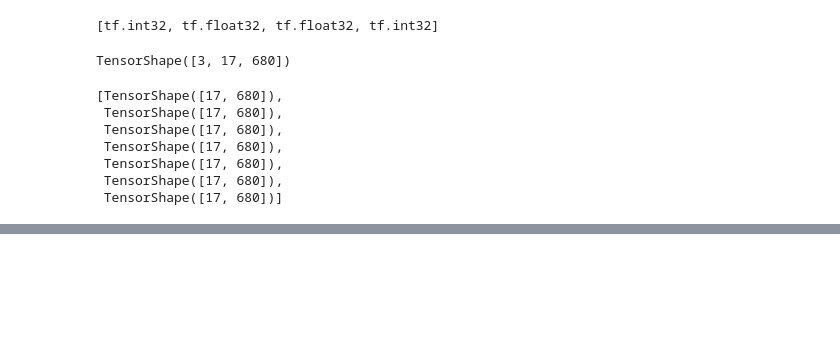
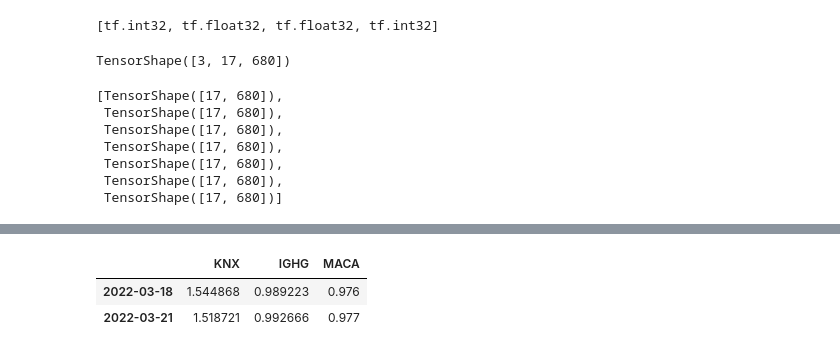
Before and after one commit to nevakrien/stock-bot, a Jupyter notebook: data handeling.ipynb, the cells around one changed output, grey strips where cells are left out. Cells and saved outputs as stored; diff of their text form; code cells hidden in the pictures; blank space fills up the shorter version.

```diff
--- a/data handeling.ipynb
+++ b/data handeling.ipynb
@@ -448,3 +448,7 @@ xs=get_xs(v)
  TensorShape([17, 680]),
  TensorShape([17, 680]),
  TensorShape([17, 680])]
+# %%
+base=[x.iloc[:,0] for x in v]
+y=pd.DataFrame([s[1:] for s in base])
+x=pd.DataFrame([s[:-1] for s in base])
@@ -450,0 +479,14 @@ xs=get_xs(v)
+# %%
+def sample_seq(x,LEN=100):
+    l=len(x)
+    if(l<LEN):
+        return x
+
+    start=np.random.randint(l-LEN)
+    return x.iloc[start:start+LEN]
+sample_seq(v[-1])
+sample_seq(v[0])
+# %% [output]
+|  | KNX | IGHG | MACA |
+| 2022-03-18 | 1.544868 | 0.989223 | 0.976 |
+| 2022-03-21 | 1.518721 | 0.992666 | 0.977 |
```
Also changed, not shown: parts of 3 cells of this notebook, 4 other files.
